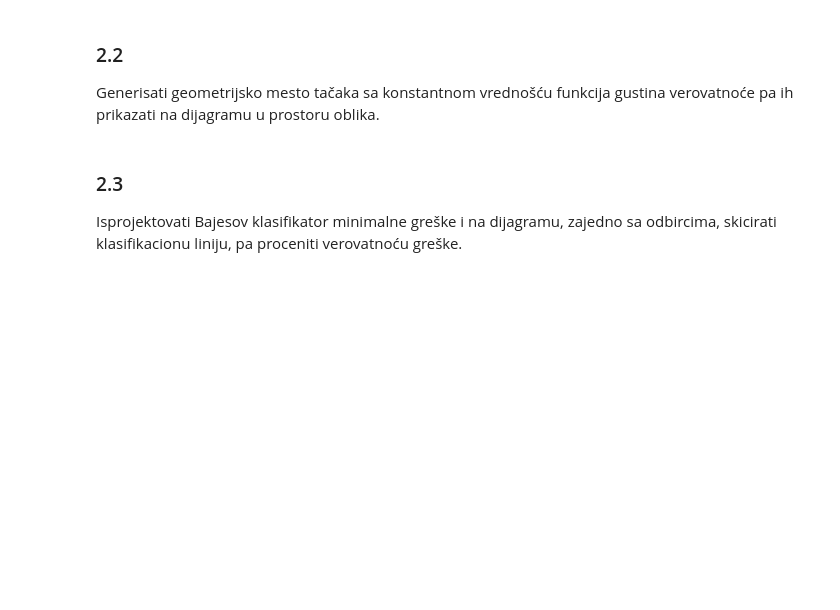
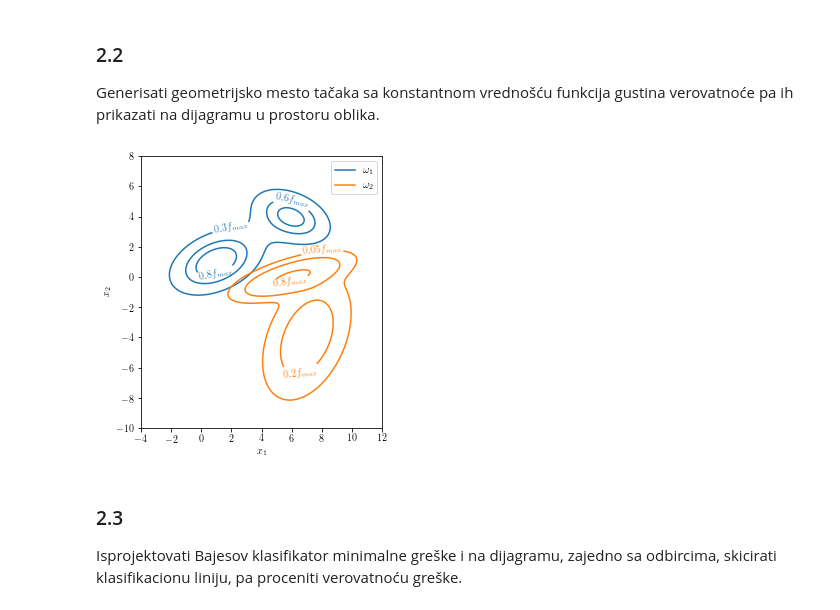
Before and after one commit to djokjulapfe/po, a Jupyter notebook: main.ipynb, the cells around one changed output. Cells and saved outputs as stored; diff of their text form; code cells hidden in the pictures; blank space fills up the shorter version.

```diff
--- a/main.ipynb
+++ b/main.ipynb
@@ -877,18 +934,23 @@ plt.show()
 ### 2.2
 Generisati geometrijsko mesto tačaka sa konstantnom vrednošću funkcija gustina verovatnoće pa ih prikazati na dijagramu u prostoru oblika.
 # %%
-fig = plt.figure(figsize=(7, 7))
+fig = plt.figure(figsize=(5, 5))
 ax = fig.add_subplot(111)
 
-pdf_contour(f1(pos), x, y, thresholds=(0.3, 0.6, 0.8), color='C0')
-pdf_contour(f2(pos), x, y, thresholds=(0.05, 0.2, 0.8), color='C1')
+pdf_contour(f1(pos), x, y, thresholds=(0.3, 0.6, 0.8), label_positions=[(2, 3), (6, 5), (1, 0)], color='C0')
+pdf_contour(f2(pos), x, y, thresholds=(0.05, 0.2, 0.8), label_positions=[(8, 2), (6.5, -6), (6, -1)], color='C1')
 
 ax.set_aspect('equal')
 plt.xlabel('$x_1$')
 plt.ylabel('$x_2$')
+plt.plot([], [], 'C0')
+plt.plot([], [], 'C1')
+plt.legend([r'$\omega_1$', r'$\omega_2$'])
 
-plt.savefig('a.svg')
+plt.savefig('t2_contour.svg')
 plt.show()
+# %% [output]
+[figure, added]
 # %% [markdown]
 ### 2.3
 Isprojektovati Bajesov klasifikator minimalne greške i na dijagramu, zajedno sa odbircima, skicirati klasifikacionu liniju, pa proceniti verovatnoću greške.
```
Also changed, not shown: parts of 29 cells of this notebook.
